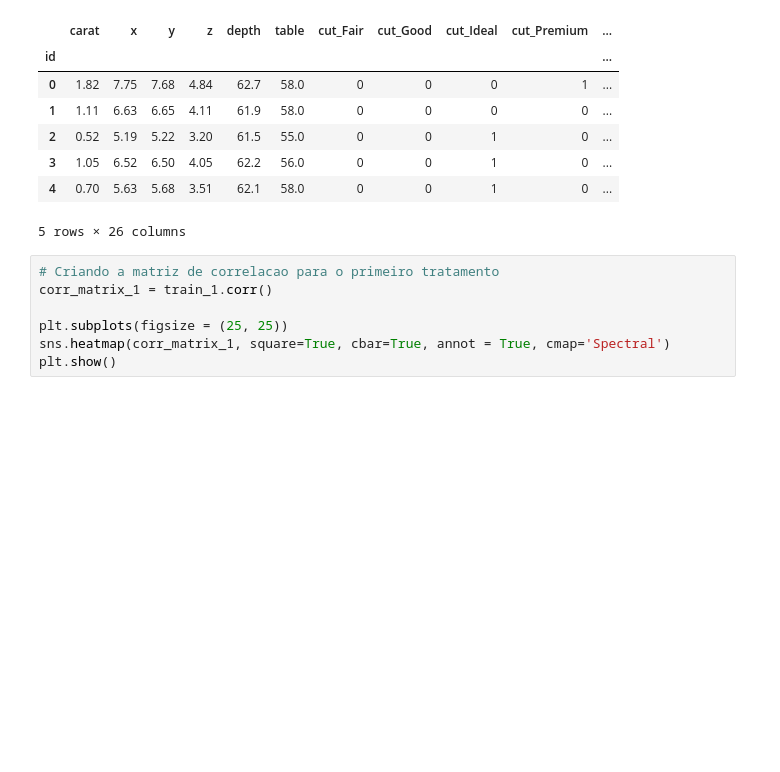
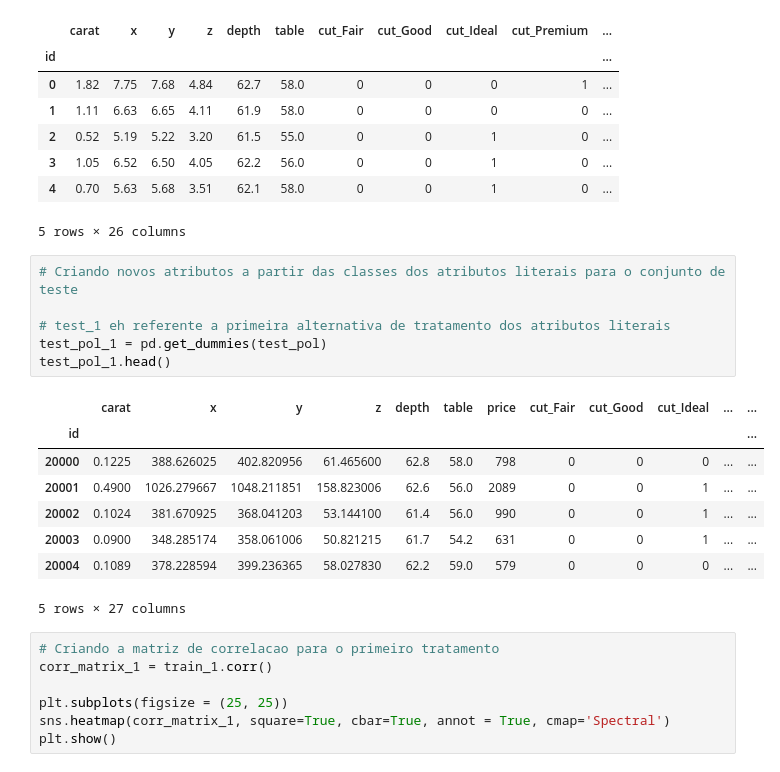
Before and after one commit to gbfelgas/regression-diamonds, a Jupyter notebook: regression-diamonds.ipynb, the cells around one changed output. Drawn from its saved outputs; the diff is of its cells as text; blank space fills up the shorter version.

```diff
--- a/regression-diamonds.ipynb
+++ b/regression-diamonds.ipynb
@@ -714,6 +771,21 @@ test_1.head()
 | 3 | 1.05 | 6.52 | 6.50 | 4.05 | 62.2 | 56.0 | 0 | 0 | 1 | 0 | ... |
 | 4 | 0.70 | 5.63 | 5.68 | 3.51 | 62.1 | 58.0 | 0 | 0 | 1 | 0 | ... |
 5 rows × 26 columns
+# %%
+# Criando novos atributos a partir das classes dos atributos literais para o conjunto de teste
+
+# test_1 eh referente a primeira alternativa de tratamento dos atributos literais
+test_pol_1 = pd.get_dummies(test_pol)
+test_pol_1.head()
+# %% [output]
+|  | carat | x | y | z | depth | table | price | cut_Fair | cut_Good | cut_Ideal | ... | ... |
+| id |  |  |  |  |  |  |  |  |  |  |  | ... |
+| 20000 | 0.1225 | 388.626025 | 402.820956 | 61.465600 | 62.8 | 58.0 | 798 | 0 | 0 | 0 | ... | ... |
+| 20001 | 0.4900 | 1026.279667 | 1048.211851 | 158.823006 | 62.6 | 56.0 | 2089 | 0 | 0 | 1 | ... | ... |
+| 20002 | 0.1024 | 381.670925 | 368.041203 | 53.144100 | 61.4 | 56.0 | 990 | 0 | 0 | 1 | ... | ... |
+| 20003 | 0.0900 | 348.285174 | 358.061006 | 50.821215 | 61.7 | 54.2 | 631 | 0 | 0 | 1 | ... | ... |
+| 20004 | 0.1089 | 378.228594 | 399.236365 | 58.027830 | 62.2 | 59.0 | 579 | 0 | 0 | 0 | ... | ... |
+5 rows × 27 columns
 # %%
 # Criando a matriz de correlacao para o primeiro tratamento
 corr_matrix_1 = train_1.corr()
```
Also changed, not shown: parts of 26 cells of this notebook, 2 other files.
